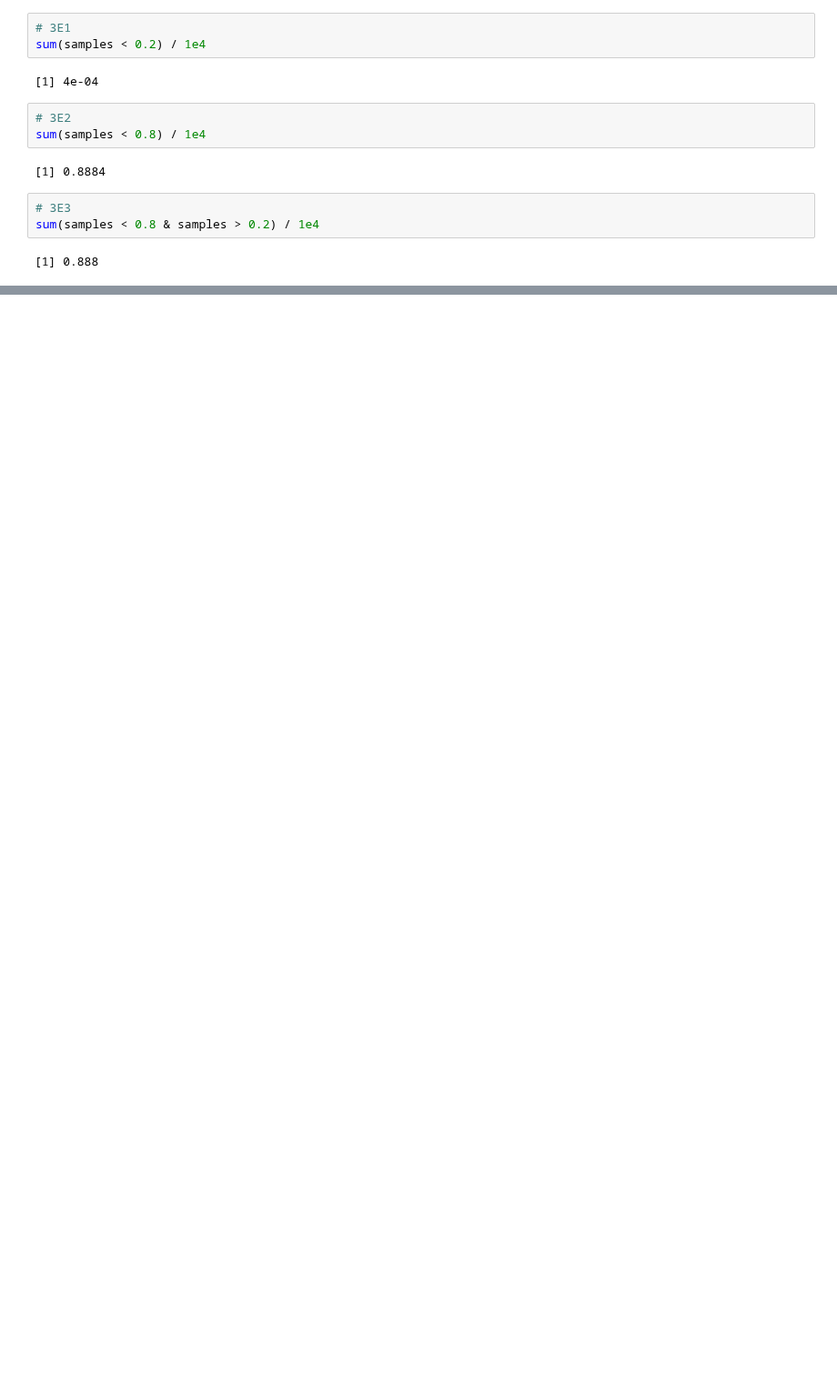
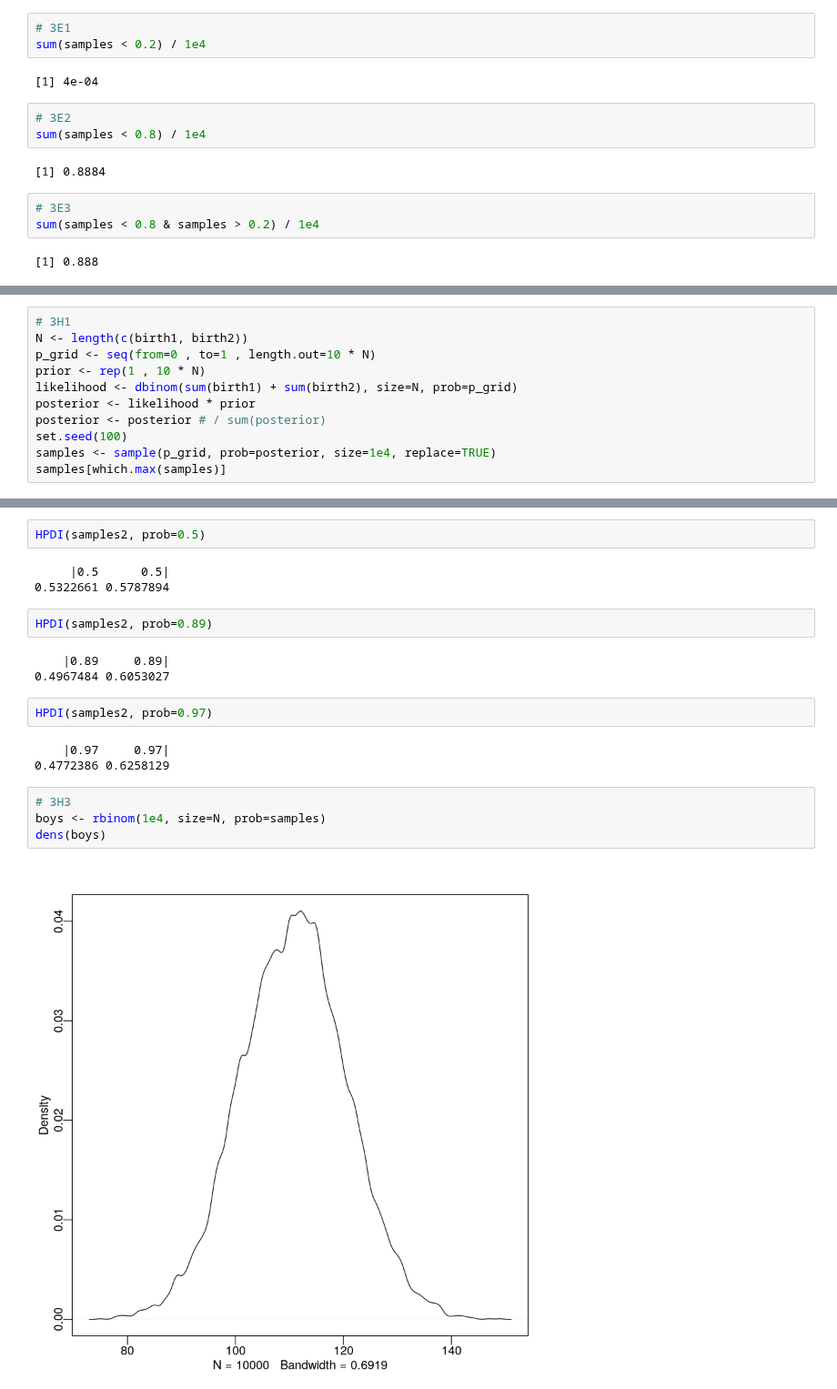
Before and after one commit to quinn-dougherty/sr, a Jupyter notebook: ch3/R.ipynb, the cells around one changed output, grey strips where cells are left out. Shown at 91% size. Cells and saved outputs as stored; diff of their text form; blank space fills up the shorter version.

```diff
--- a/ch3/R.ipynb
+++ b/ch3/R.ipynb
@@ -168,0 +245,11 @@ sum(samples < 0.8 & samples > 0.2) / 1e4
+# %%
+# 3H1
+N <- length(c(birth1, birth2))
+p_grid <- seq(from=0 , to=1 , length.out=10 * N)
+prior <- rep(1 , 10 * N)
+likelihood <- dbinom(sum(birth1) + sum(birth2), size=N, prob=p_grid)
+posterior <- likelihood * prior
+posterior <- posterior # / sum(posterior)
+set.seed(100)
+samples <- sample(p_grid, prob=posterior, size=1e4, replace=TRUE)
+samples[which.max(samples)]
@@ -168,0 +264,21 @@ sum(samples < 0.8 & samples > 0.2) / 1e4
+# %%
+HPDI(samples2, prob=0.5)
+# %% [output]
+     |0.5      0.5|
+0.5322661 0.5787894
+# %%
+HPDI(samples2, prob=0.89)
+# %% [output]
+    |0.89     0.89|
+0.4967484 0.6053027
+# %%
+HPDI(samples2, prob=0.97)
+# %% [output]
+    |0.97     0.97|
+0.4772386 0.6258129
+# %%
+# 3H3
+boys <- rbinom(1e4, size=N, prob=samples)
+dens(boys)
+# %% [output]
+[figure, added]
```
Also changed, not shown: parts of 18 cells of this notebook, 52 other files.
